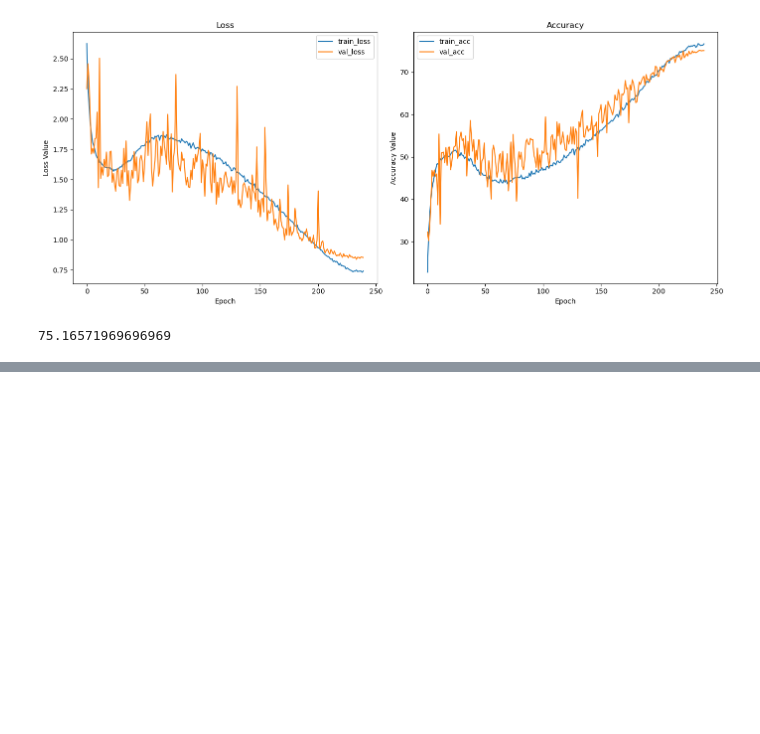
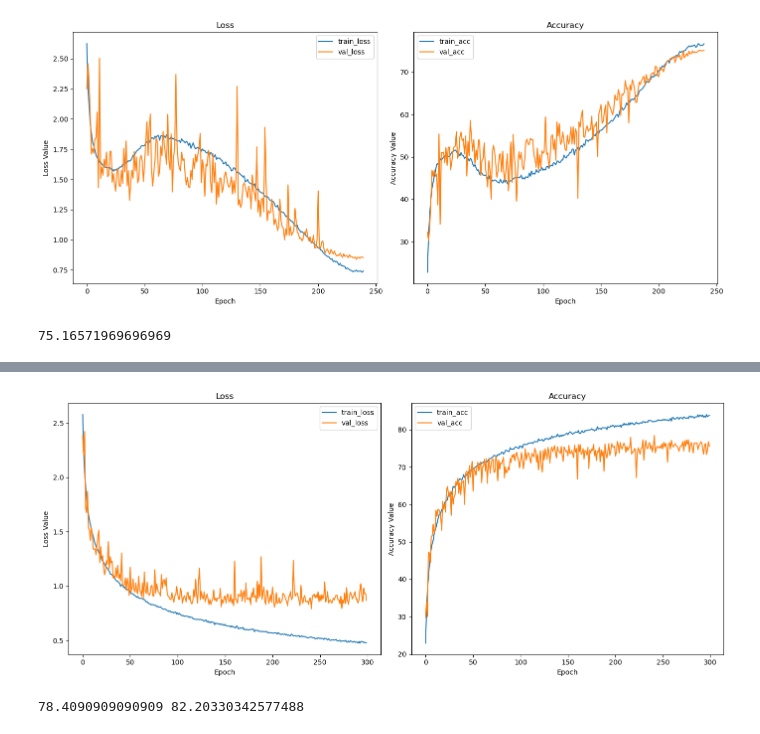
Before and after one commit to Anton123567/DL_UPC, a Jupyter notebook: results_all/Deep Learning Assignment.ipynb, the cells around one changed output, grey strips where cells are left out. Saved outputs shown, nothing was run; the diff lists cells and outputs as text; code cells hidden in the pictures; blank space fills up the shorter version.

```diff
--- a/results_all/Deep Learning Assignment.ipynb
+++ b/results_all/Deep Learning Assignment.ipynb
@@ -1119,0 +1056,7 @@ Estimated Total Size (MB): 1114.42
+# %%
+plot_res('results25_augsDO02.csv')
+df_25_augsDO02 = pd.read_csv('results25_augsDO02.csv')
+print(df_25_augsDO02['val_acc'].max(), df_25_augsDO02['train_acc'][df_25_augsDO02['val_acc'].argmax()])
+# %% [output]
+[figure, added]
+78.4090909090909 82.20330342577488
```
Also changed, not shown: parts of 35 cells of this notebook, 10 other files.
